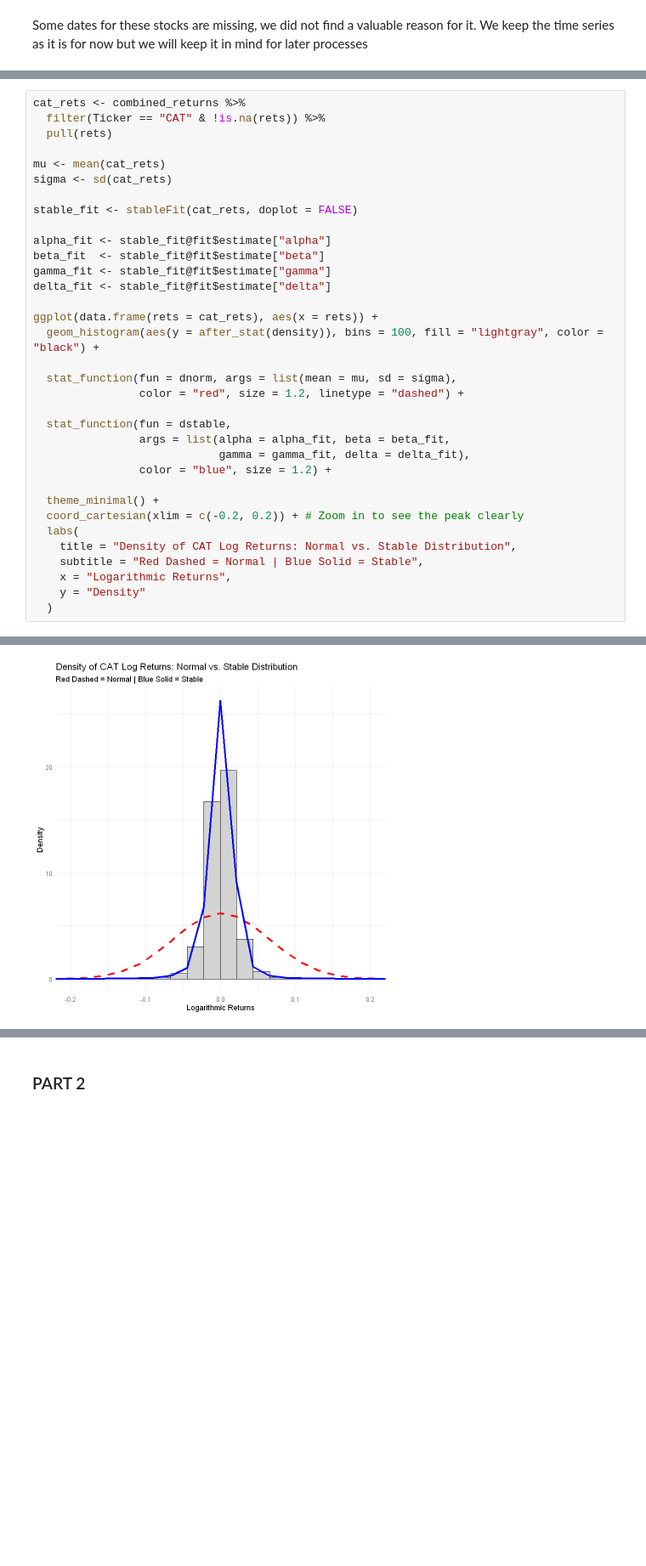
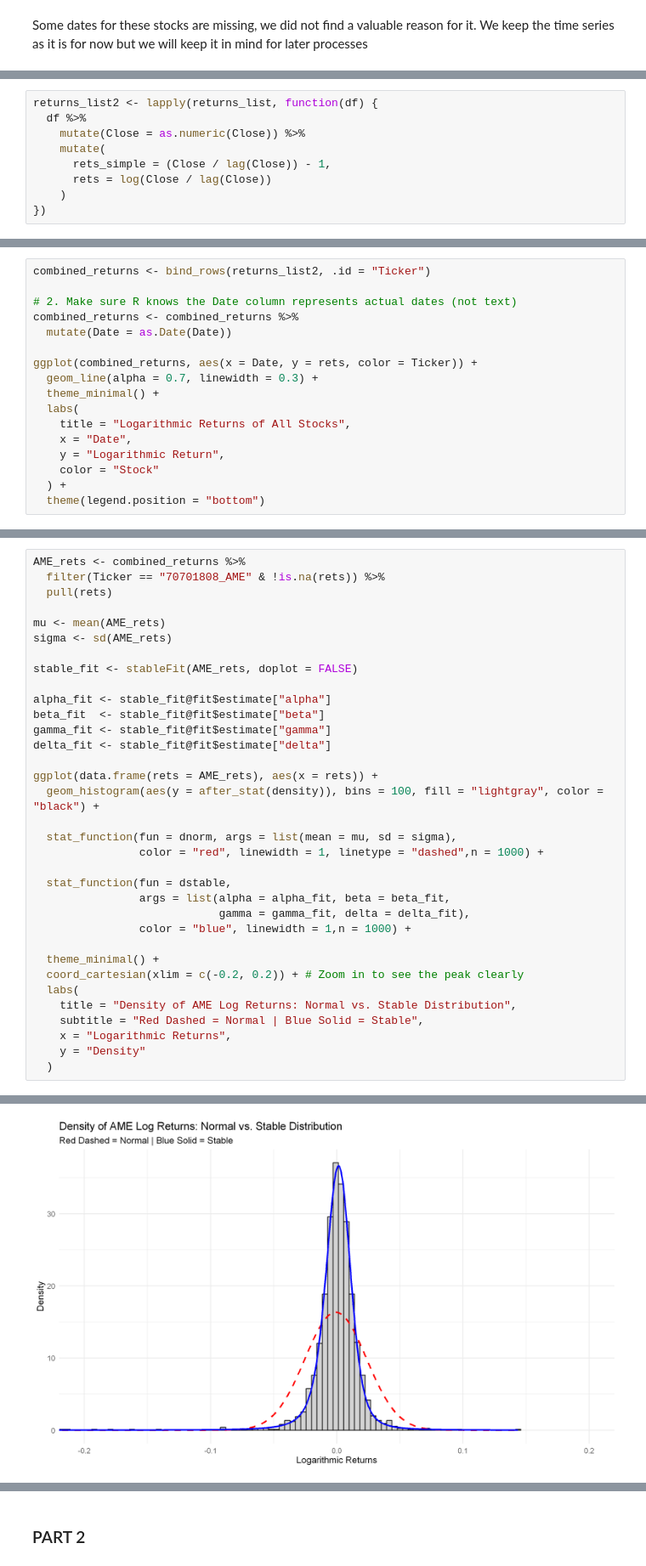
Before and after one commit to ahojdobryden/FiCox, a Jupyter notebook: HW1.ipynb, the cells around one changed output, grey strips where cells are left out. Shown at 85% size. Cells and saved outputs as stored; diff of their text form; blank space fills up the shorter version.

```diff
--- a/HW1.ipynb
+++ b/HW1.ipynb
@@ -440,0 +511,9 @@ Warning message:
+# %%
+returns_list2 <- lapply(returns_list, function(df) {
+  df %>%
+    mutate(Close = as.numeric(Close)) %>%
+    mutate(
+      rets_simple = (Close / lag(Close)) - 1,
+      rets = log(Close / lag(Close))
+    )
+})
@@ -440,0 +522,17 @@ Warning message:
+# %%
+combined_returns <- bind_rows(returns_list2, .id = "Ticker")
+
+# 2. Make sure R knows the Date column represents actual dates (not text)
+combined_returns <- combined_returns %>%
+  mutate(Date = as.Date(Date))
+
+ggplot(combined_returns, aes(x = Date, y = rets, color = Ticker)) +
+  geom_line(alpha = 0.7, linewidth = 0.3) +
+  theme_minimal() +
+  labs(
+    title = "Logarithmic Returns of All Stocks",
+    x = "Date",
+    y = "Logarithmic Return",
+    color = "Stock"
+  ) +
+  theme(legend.position = "bottom")
@@ -475,33 +585,33 @@ Since the CAT has the absurdly large kurtosis, we will look how its distribution
 # %%
-cat_rets <- combined_returns %>%
-  filter(Ticker == "CAT" & !is.na(rets)) %>%
+AME_rets <- combined_returns %>%
+  filter(Ticker == "70701808_AME" & !is.na(rets)) %>%
   pull(rets)
 
-mu <- mean(cat_rets)
-sigma <- sd(cat_rets)
+mu <- mean(AME_rets)
+sigma <- sd(AME_rets)
 
-stable_fit <- stableFit(cat_rets, doplot = FALSE)
+stable_fit <- stableFit(AME_rets, doplot = FALSE)
 
 alpha_fit <- stable_fit@fit$estimate["alpha"]
 beta_fit  <- stable_fit@fit$estimate["beta"]
 gamma_fit <- stable_fit@fit$estimate["gamma"]
 delta_fit <- stable_fit@fit$estimate["delta"]
 
-ggplot(data.frame(rets = cat_rets), aes(x = rets)) +
+ggplot(data.frame(rets = AME_rets), aes(x = rets)) +
   geom_histogram(aes(y = after_stat(density)), bins = 100, fill = "lightgray", color = "black") +
 
   stat_function(fun = dnorm, args = list(mean = mu, sd = sigma),
-                color = "red", size = 1.2, linetype = "dashed") +
+                color = "red", linewidth = 1, linetype = "dashed",n = 1000) +
 
   stat_function(fun = dstable,
                 args = list(alpha = alpha_fit, beta = beta_fit,
                             gamma = gamma_fit, delta = delta_fit),
-                color = "blue", size = 1.2) +
+                color = "blue", linewidth = 1,n = 1000) +
 
   theme_minimal() +
   coord_cartesian(xlim = c(-0.2, 0.2)) + # Zoom in to see the peak clearly
   labs(
-    title = "Density of CAT Log Returns: Normal vs. Stable Distribution",
+    title = "Density of AME Log Returns: Normal vs. Stable Distribution",
     subtitle = "Red Dashed = Normal | Blue Solid = Stable",
     x = "Logarithmic Returns",
     y = "Density"
@@ -513 +620 @@ Warning message:
-[figure, old version]
+[figure, new version]
```
Also changed, not shown: parts of 42 cells of this notebook.
